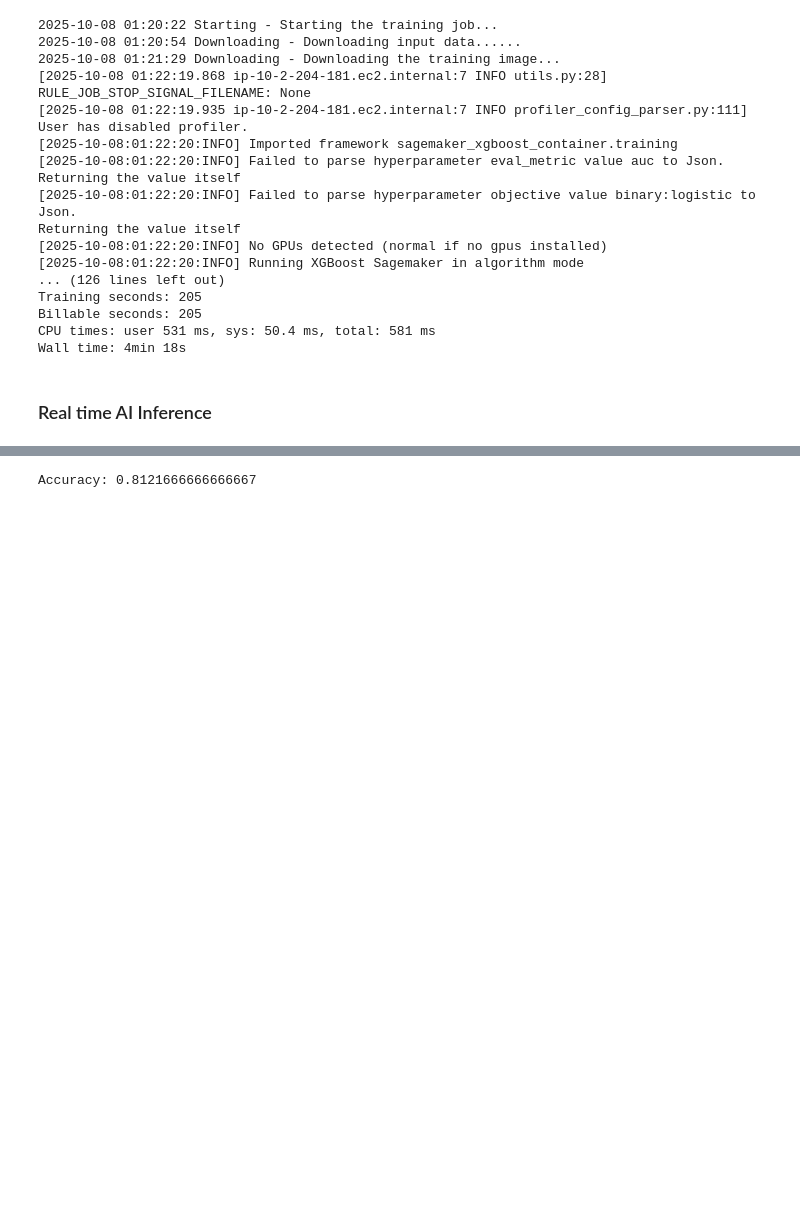
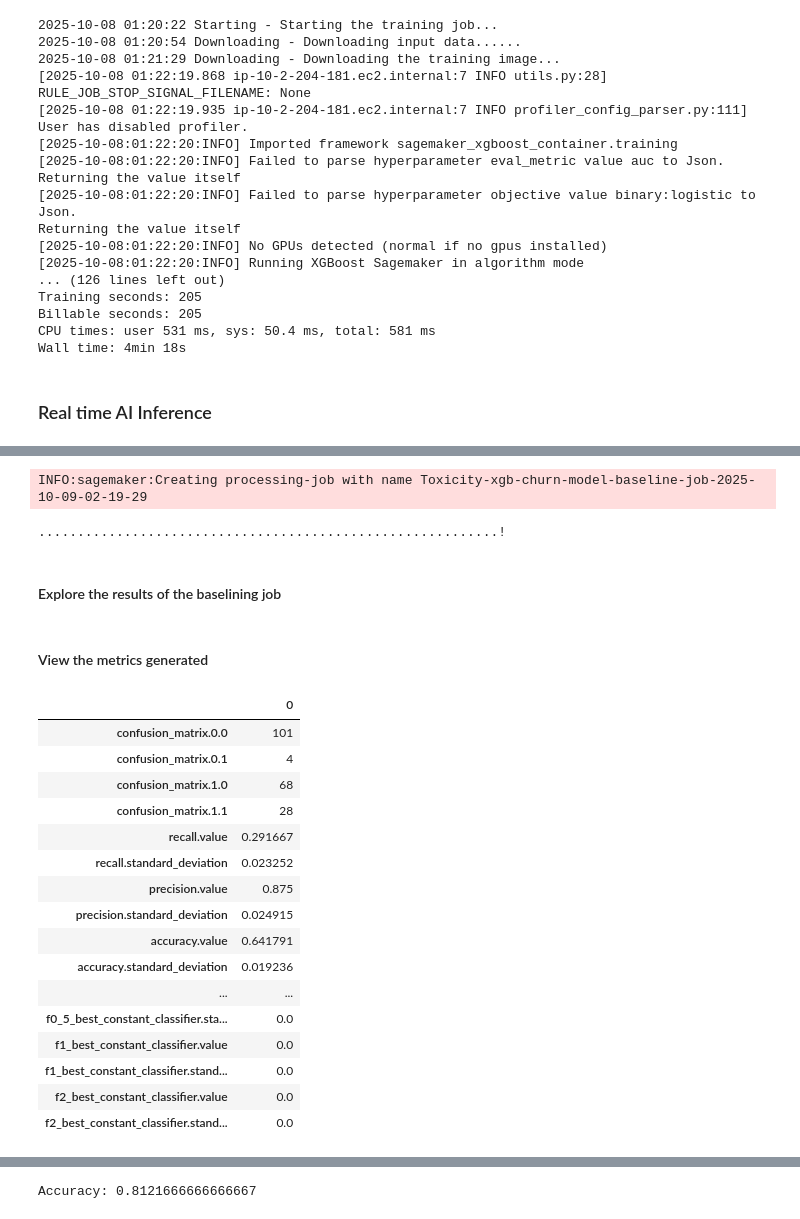
Before and after one commit to karthikraghavan/aai540_toxicity_classification, a Jupyter notebook: datalake_operations.ipynb, the cells around one changed output, grey strips where cells are left out. Saved outputs shown, nothing was run; the diff lists cells and outputs as text; code cells hidden in the pictures; blank space fills up the shorter version.

```diff
--- a/datalake_operations.ipynb
+++ b/datalake_operations.ipynb
@@ -950,0 +1098,18 @@ s3.upload_file('test.csv', bucket, f"{prefix}/test/test.csv")
+# %%
+# Execute the baseline suggestion job.
+job = churn_model_quality_monitor.suggest_baseline(
+    job_name=baseline_job_name,
+    baseline_dataset=baseline_dataset_uri,
+    dataset_format=DatasetFormat.csv(header=True),
+    output_s3_uri=baseline_results_uri,
+    problem_type="BinaryClassification",
+    inference_attribute="prediction",
+    probability_attribute="probability",
+    ground_truth_attribute="label",
+)
+job.wait(logs=False)
+# %% [output]
+INFO:sagemaker:Creating processing-job with name Toxicity-xgb-churn-model-baseline-job-2025-10-09-02-19-29
+...........................................................!
+# %% [markdown]
+#### Explore the results of the baselining job
@@ -950,0 +1118,23 @@ s3.upload_file('test.csv', bucket, f"{prefix}/test/test.csv")
+# %% [markdown]
+#### View the metrics generated
+# %%
+binary_metrics = baseline_job.baseline_statistics().body_dict["binary_classification_metrics"]
+pd.json_normalize(binary_metrics).T
+# %% [output]
+|  | 0 |
+| confusion_matrix.0.0 | 101 |
+| confusion_matrix.0.1 | 4 |
+| confusion_matrix.1.0 | 68 |
+| confusion_matrix.1.1 | 28 |
+| recall.value | 0.291667 |
+| recall.standard_deviation | 0.023252 |
+| precision.value | 0.875 |
+| precision.standard_deviation | 0.024915 |
+| accuracy.value | 0.641791 |
+| accuracy.standard_deviation | 0.019236 |
+| ... | ... |
+| f0_5_best_constant_classifier.sta... | 0.0 |
+| f1_best_constant_classifier.value | 0.0 |
+| f1_best_constant_classifier.stand... | 0.0 |
+| f2_best_constant_classifier.value | 0.0 |
+| f2_best_constant_classifier.stand... | 0.0 |
```
Also changed, not shown: parts of 38 cells of this notebook.
